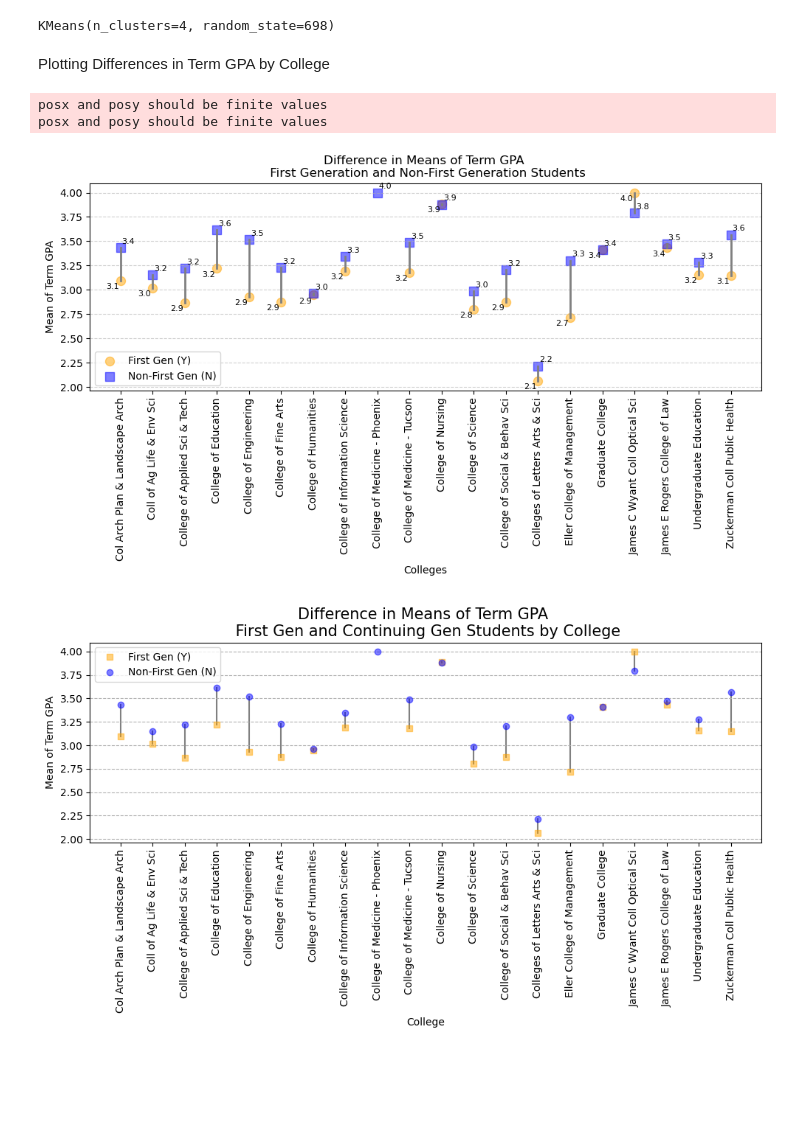
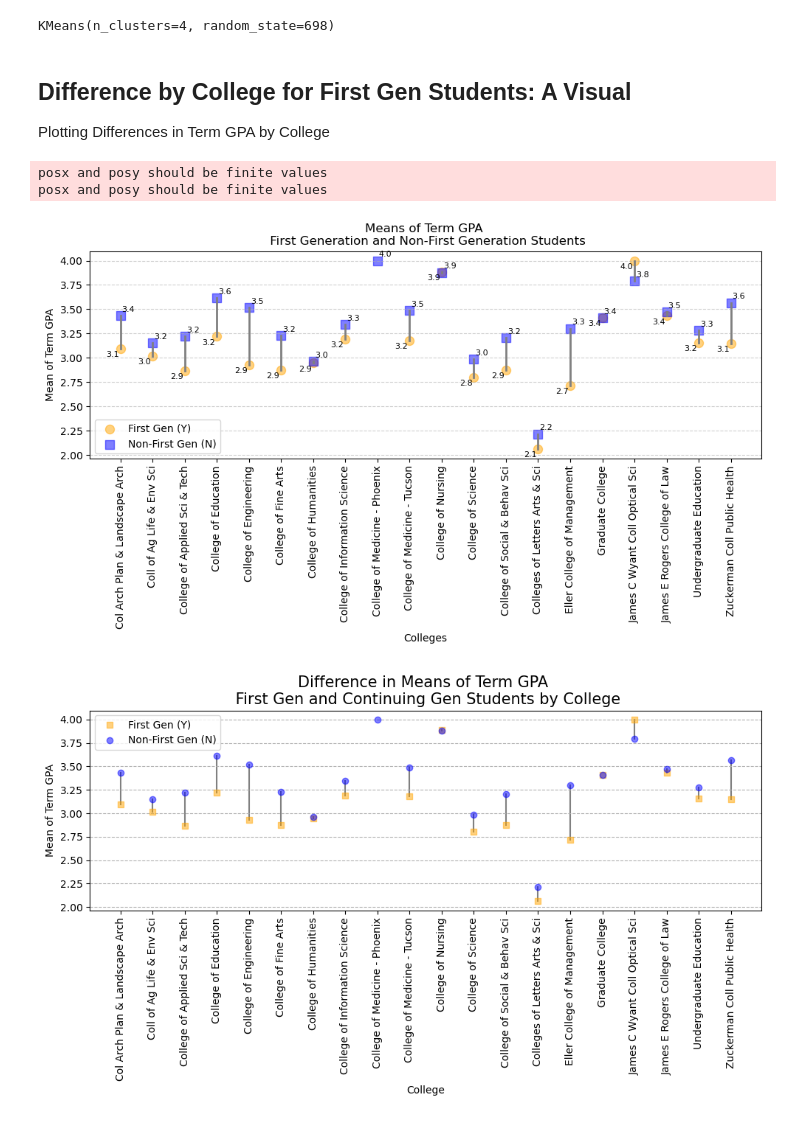
Before and after one commit to gburden6/INFO698-Fall2025-GB-PM, a Jupyter notebook: INFO698_DataViz.ipynb, the cells around one changed output. Saved outputs shown, nothing was run; the diff lists cells and outputs as text; code cells hidden in the pictures; blank space fills up the shorter version.

```diff
--- a/INFO698_DataViz.ipynb
+++ b/INFO698_DataViz.ipynb
@@ -284,6 +305,7 @@ plt.xlabel('Feature 1')
 plt.ylabel('Feature 2')
 plt.show()
 # %% [markdown]
+## Difference by College for First Gen Students: A Visual
 Plotting Differences in Term GPA by College
 # %%
 #Grouped data frame of Mean term GPA by College for FG Y and N in alphabetical order
@@ -295,46 +317,49 @@ means_df = data_set.groupby(['College', 'FirstGenerationFlag'])['TermGPA'].mean(
 # 2. Reorder the columns of means_df using the sorted index of the column_means Series
 #means_df_sorted = means_df.reindex(columns=column_means.index)
 
-# 3. Create the plot
+#size the plot
 fig, ax = plt.subplots(figsize=(10, 6))
 
 # Define colors for Y and N groups
 colors = {'Y': 'orange', 'N': 'blue'}
 markers = {'Y': 'o', 'N': 's'}
 
-# Plot the points and vertical lines for each group
+# Plot the points and vertical lines for each college
 for group in means_df.index:
     y_val = means_df.loc[group, 'Y']
     n_val = means_df.loc[group, 'N']
     x_pos = means_df.index.get_loc(group) # Get the numerical x position
 
     # Plot points for Y and N
     ax.scatter(x_pos, y_val, color=colors['Y'], marker=markers['Y'], s=75, label='First Gen (Y)' if group == 'College of Education' else "", alpha = 0.5)
     ax.scatter(x_pos, n_val, color=colors['N'], marker=markers['N'], s=75, label='Non-First Gen (N)' if group == 'College of Education' else "", alpha = 0.5)
 
     # Draw the vertical line between the points
     ax.plot([x_pos, x_pos], [y_val, n_val], color='gray', linestyle='-', linewidth=2)
 
     # Add value labels for each point
-    #jitter the text positions
+    #jitter the text (GPA Means) positions manually
     ax.text((x_pos - 0.25), y_val-0.1, f'{y_val:.1f}', ha='center', va='bottom', fontsize=8, color= 'black')
     ax.text((x_pos + 0.25), n_val + 0.1, f'{n_val:.1f}', ha='center', va='top', fontsize=8, color='black')
 
-# 4. Customize the plot
-ax.set_xticks(range(len(means_df_sorted.index)))
-ax.set_xticklabels(means_df_sorted.index)
+# Customize the plot
+ax.set_xticks(range(len(means_df.index)))
+ax.set_xticklabels(means_df.index)
+
+# title and labels
+
 ax.set_xlabel('Colleges')
 ax.set_ylabel('Mean of Term GPA')
-ax.set_title('Difference in Means of Term GPA \n First Generation and Non-First Generation Students')
+ax.set_title('Means of Term GPA \n First Generation and Non-First Generation Students')
 ax.legend()
 #title='Group Y/N'
 ax.grid(True, axis='y', linestyle='--', alpha=0.6)
 plt.xticks(rotation=90)
 
 plt.tight_layout()
 plt.show()
 # %% [output]
 posx and posy should be finite values
 posx and posy should be finite values
-[figure, old version]
+[figure, new version]
 # %%
```
Also changed, not shown: parts of 12 cells of this notebook.
